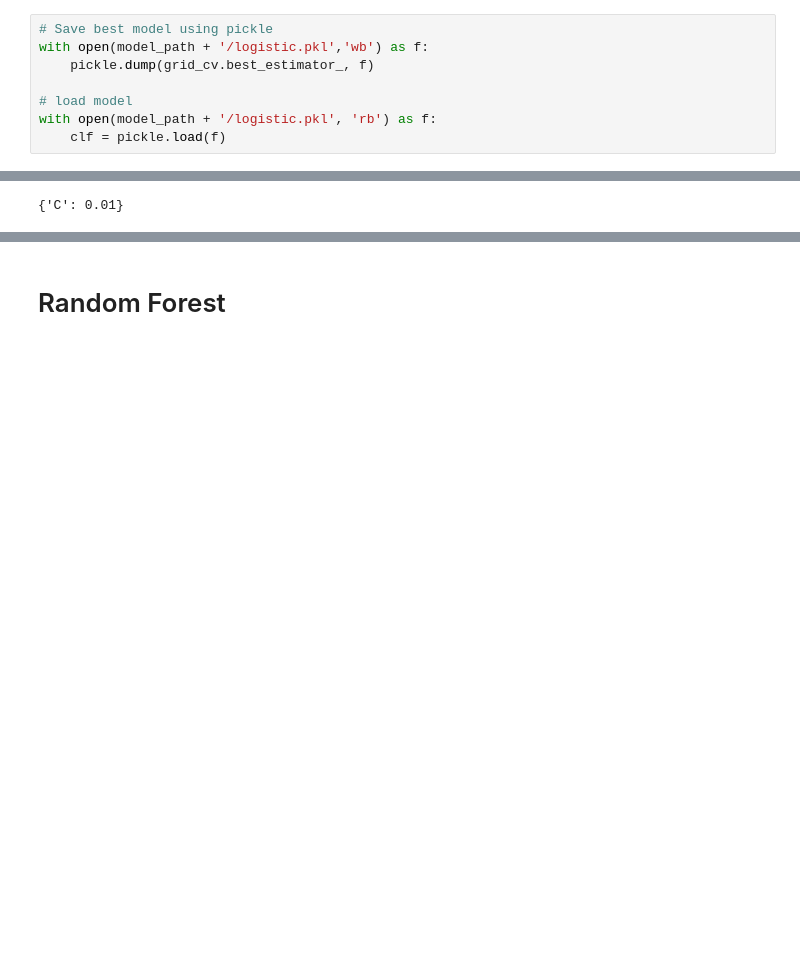
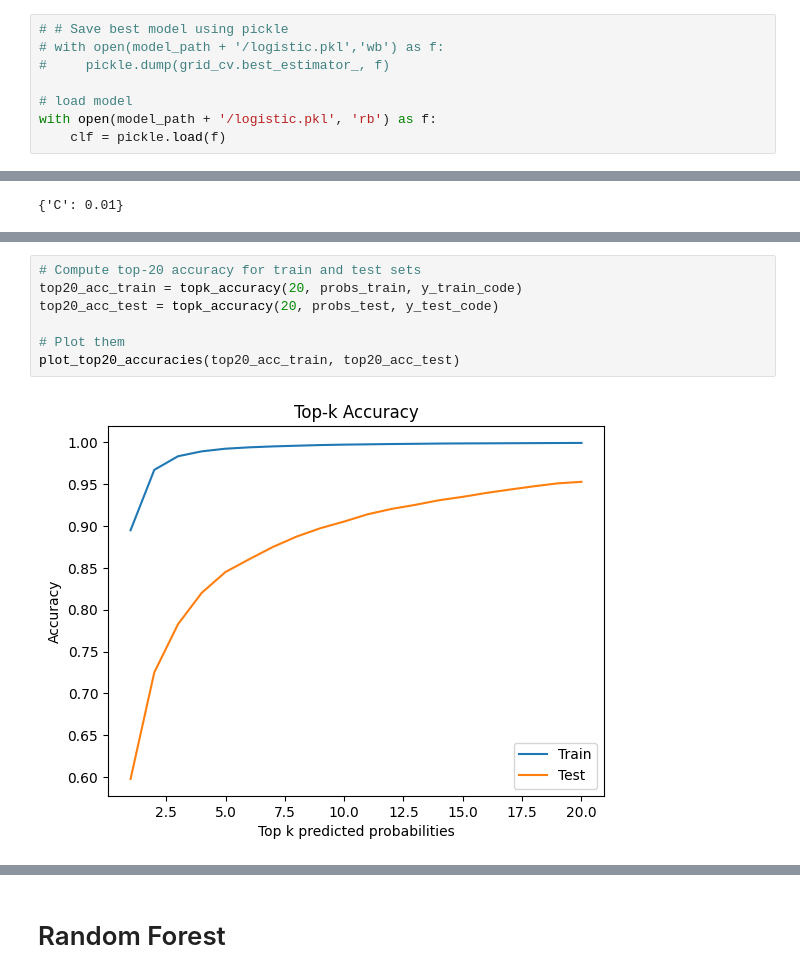
Before and after one commit to VishyFishy02/Somm_Wine_Reccomendation, a Jupyter notebook: Modeling/Classifcation algorithms.ipynb, the cells around one changed output, grey strips where cells are left out. Drawn from its saved outputs; the diff is of its cells as text; blank space fills up the shorter version.

```diff
--- a/Modeling/Classifcation algorithms.ipynb
+++ b/Modeling/Classifcation algorithms.ipynb
@@ -209,8 +271,8 @@ grid_cv.cv_results_
  'rank_test_score': array([1, 2, 3, 4])}
 # %%
-# Save best model using pickle
-with open(model_path + '/logistic.pkl','wb') as f:
-    pickle.dump(grid_cv.best_estimator_, f)
+# # Save best model using pickle
+# with open(model_path + '/logistic.pkl','wb') as f:
+#     pickle.dump(grid_cv.best_estimator_, f)
 
 # load model
 with open(model_path + '/logistic.pkl', 'rb') as f:
@@ -405,0 +411,9 @@ top20_accuracy_df.to_csv(top20acc_path + '/linearsvc.csv')
+# %%
+# Compute top-20 accuracy for train and test sets
+top20_acc_train = topk_accuracy(20, probs_train, y_train_code)
+top20_acc_test = topk_accuracy(20, probs_test, y_test_code)
+
+# Plot them
+plot_top20_accuracies(top20_acc_train, top20_acc_test)
+# %% [output]
+[figure, added]
```
Also changed, not shown: parts of 86 cells of this notebook, 5 other files.
